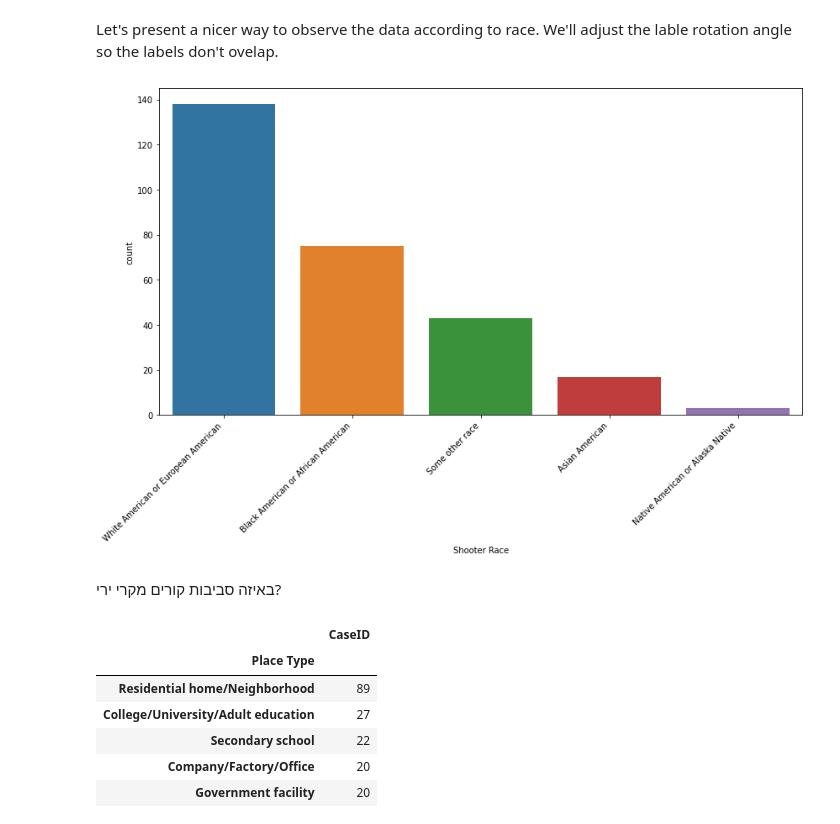
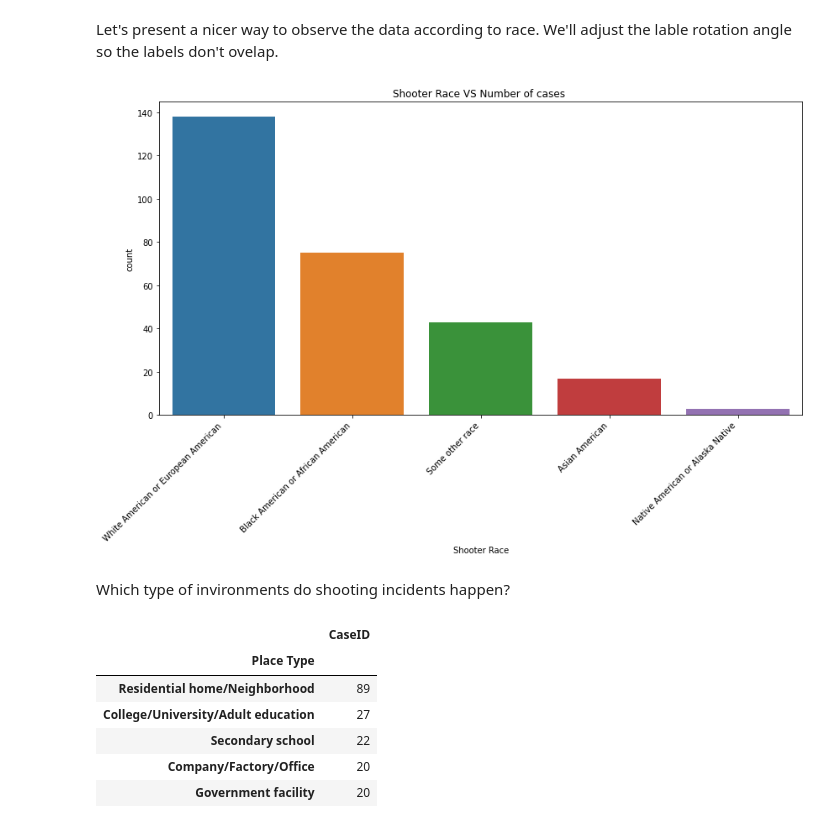
Before and after one commit to neimad2020/end_project, a Jupyter notebook: Project_data.ipynb, the cells around one changed output. Saved outputs shown, nothing was run; the diff lists cells and outputs as text; code cells hidden in the pictures.

```diff
--- a/Project_data.ipynb
+++ b/Project_data.ipynb
@@ -223,15 +228,16 @@ Let's present a nicer way to observe the data according to race. We'll adjust th
 # %%
 data["Shooter Race"].value_counts()
 plt.figure(1, figsize=(12,8))
 sns.countplot(x="Shooter Race",data=data)
 ax = sns.countplot('Shooter Race', data=data)
 ax.set_xticklabels(ax.get_xticklabels(), rotation=45, ha="right")
+plt.title("Shooter Race VS Number of cases ")
 plt.tight_layout()
 plt.show()
 # %% [output]
-[figure, old version]
+[figure, new version]
-# %% [markdown]
-באיזה סביבות קורים מקרי ירי?
+# %% [markdown]
+Which type of invironments do shooting incidents happen?
 # %%
 data.groupby("Place Type")[["CaseID"]].count().sort_values('CaseID',ascending=False)
 # %% [output]
```
Also changed, not shown: parts of 18 cells of this notebook.
